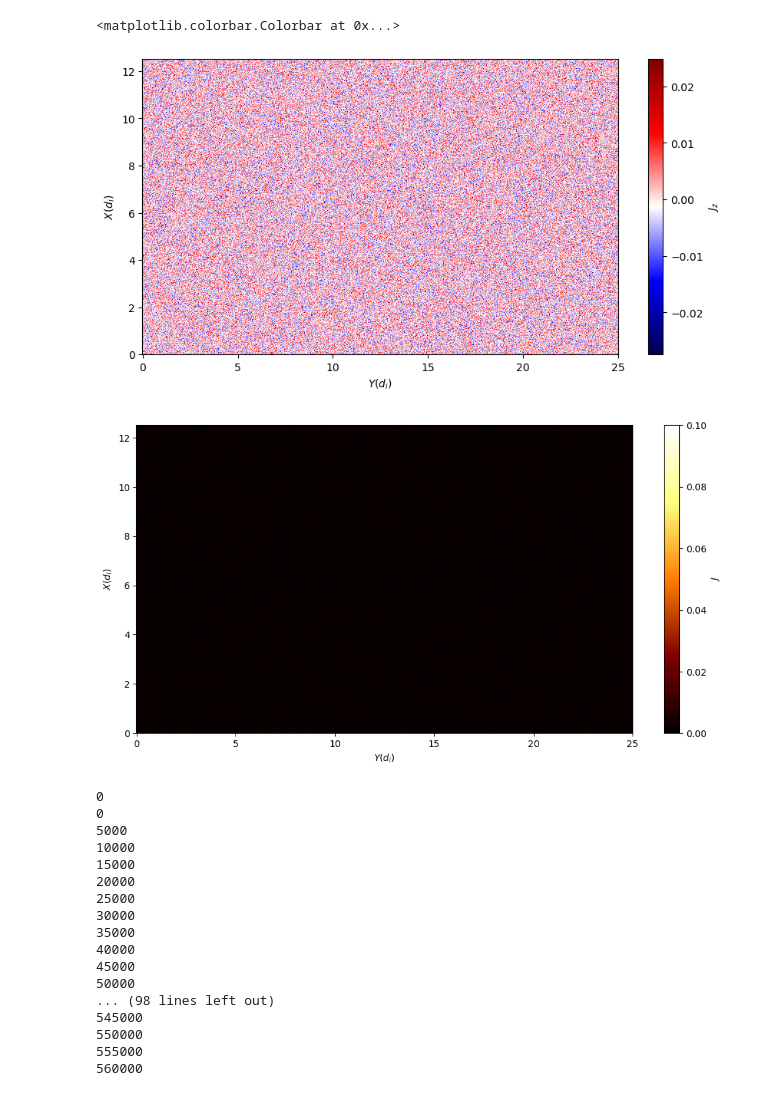
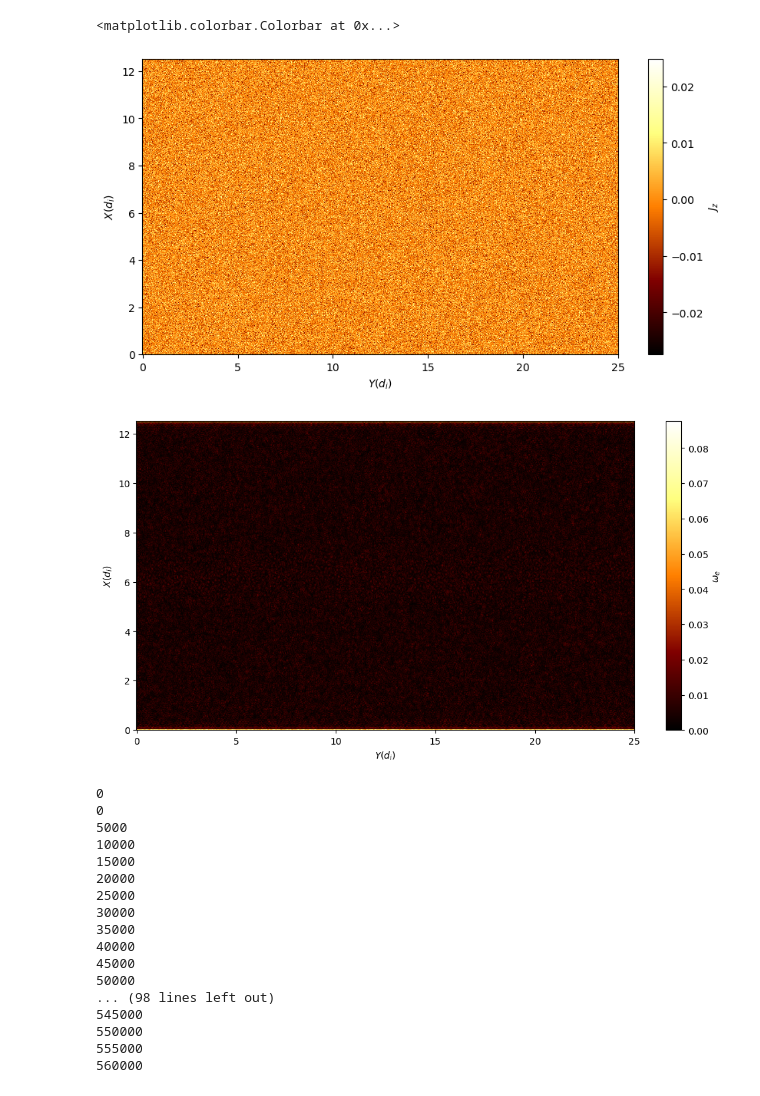
Before and after one commit to jgoodwill1/TurbPy, a Jupyter notebook: Analysis/Jupyter/movie.ipynb, the cells around one changed output. Cells and saved outputs as stored; diff of their text form; code cells hidden in the pictures.

```diff
--- a/Analysis/Jupyter/movie.ipynb
+++ b/Analysis/Jupyter/movie.ipynb
@@ -29,22 +29,22 @@ ny = int(info['ny'])
 # %%
 vars = tb.load_var('jz', dirs, 0, 'electron')
 figs = '/pscratch/sd/g/goodwill/Fig/' + deck
 lab = r'$J_z$'
 vpic_info = tb.get_vpic_info(dirs)
 times = tb.get_times(dirs)
 dt = vpic_info['dt*wci']
 Lx = np.linspace(0, vpic_info['Lx/di'], int(vpic_info['nx']))
 Ly = np.linspace(0,vpic_info['Ly/di'], int(vpic_info['ny']))
 min = 0.0
 max = 0.1
 fig, ax = plt.subplots(figsize=(10, 5))
-cax = ax.pcolormesh(Ly, Lx, np.array(vars), cmap = 'seismic')
+cax = ax.pcolormesh(Ly, Lx, np.array(vars), cmap = 'afmhot')
 ax.set_xlabel(r'$Y (d_i)$')
 ax.set_ylabel(r'$X (d_i)$')
 fig.colorbar(cax, label = lab)
 # %% [output]
 <matplotlib.colorbar.Colorbar at 0x...>
-[figure, old version]
+[figure, new version]
 # %%
 from TurbPy.vpic_info import *
 from TurbPy.load_vars import *
@@ -92,8 +117,8 @@ def make_movie(dirs, deck, interval = 100, min = 0.0, max = 0.1, saveas = 'var',
    plt.show()
 # %%
-make_movie(dirs, deck, lab = r'$J$', figshape = (12,6), cmap = 'afmhot')
+make_movie(dirs, deck, lab = r'$\omega_e$', saveas = 'we', figshape = (12,6), cmap = 'afmhot')
 # %% [output]
-[figure, old version]
+[figure, new version]
 0
 0
 5000
```
Also changed, not shown: parts of 1 cell of this notebook, 11 other files.
